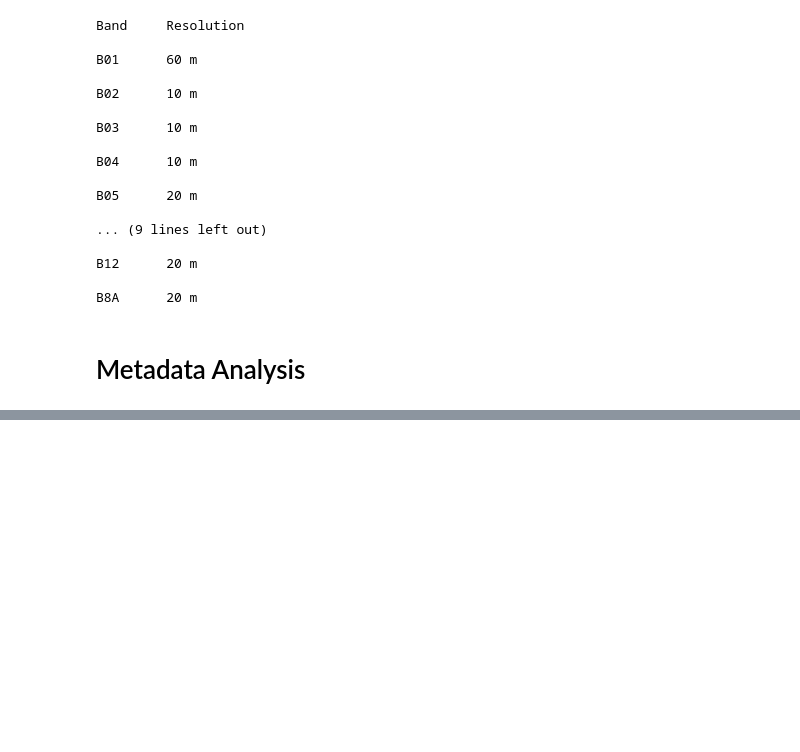
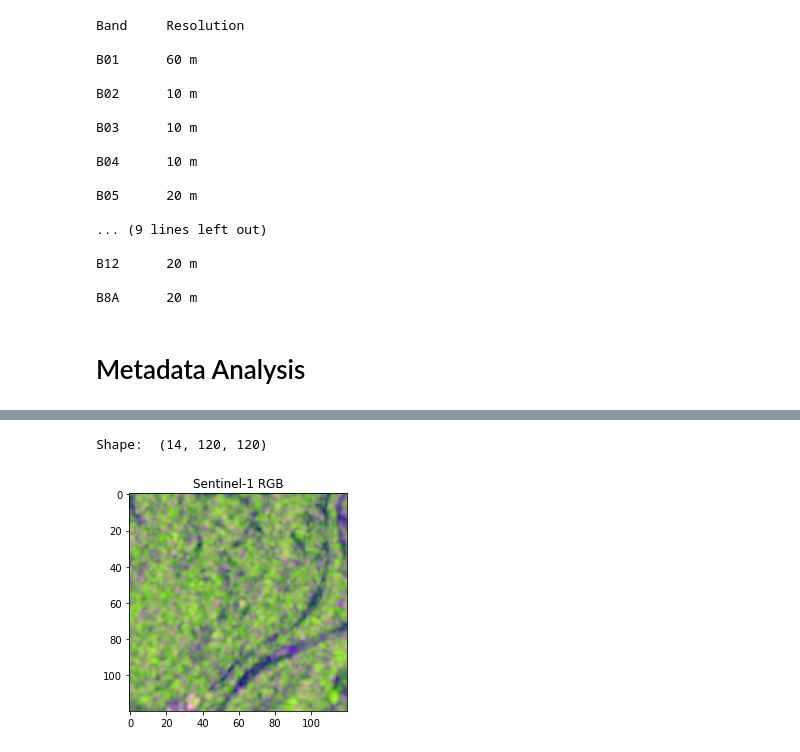
Before and after one commit to emirhansarioglu/Cross-Modal-Learning, a Jupyter notebook: SentinelDataPreparer.ipynb, the cells around one changed output, grey strips where cells are left out. Saved outputs shown, nothing was run; the diff lists cells and outputs as text; code cells hidden in the pictures; blank space fills up the shorter version.

```diff
--- a/SentinelDataPreparer.ipynb
+++ b/SentinelDataPreparer.ipynb
@@ -271,0 +314,16 @@ for s2_tile in s2_tiles[:5]:
+# %%
+tif_files = os.listdir(train_folder)
+
+with rasterio.open(os.path.join(train_folder, tif_files[0])) as src:
+    sample = src.read()
+    print("Shape: ", sample.shape)
+    s1_rgb = np.dstack(np.array([sample[0], sample[1], sample[0] - sample[1]]))
+    s2_rgb = np.dstack(np.array([sample[5], sample[4], sample[3]]))
+# %% [output]
+Shape:  (14, 120, 120)
+# %%
+plt.imshow(normalize_to_rgb(s1_rgb))
+plt.title("Sentinel-1 RGB")
+plt.show()
+# %% [output]
+[figure, added]
```
Also changed, not shown: parts of 26 cells of this notebook.
